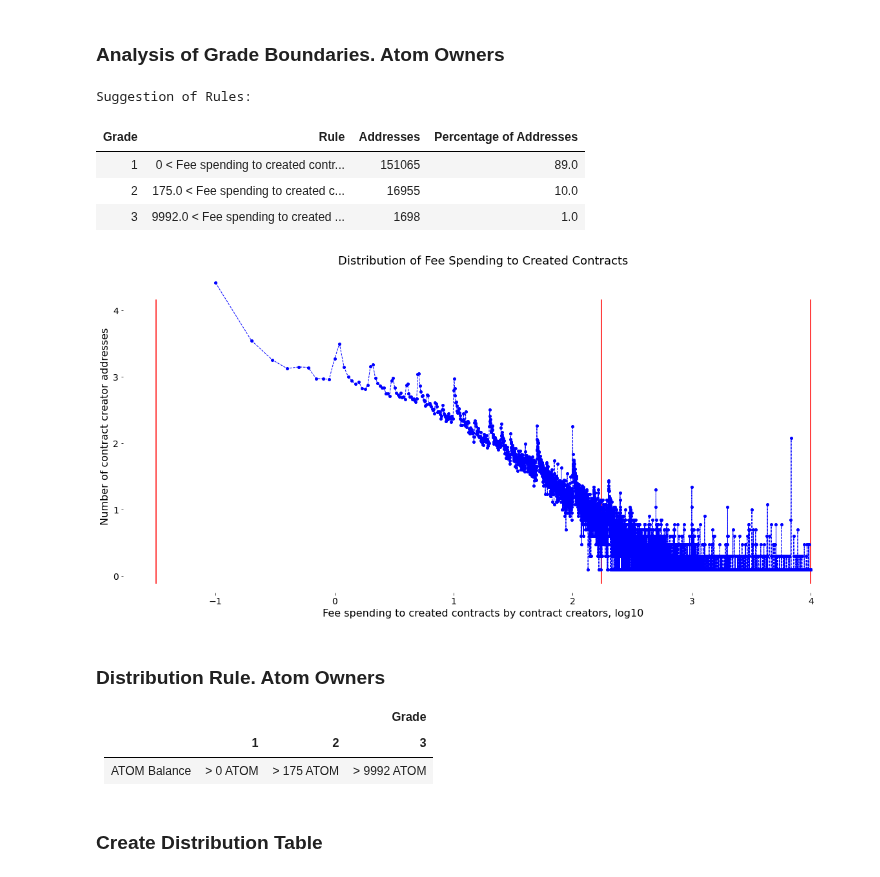
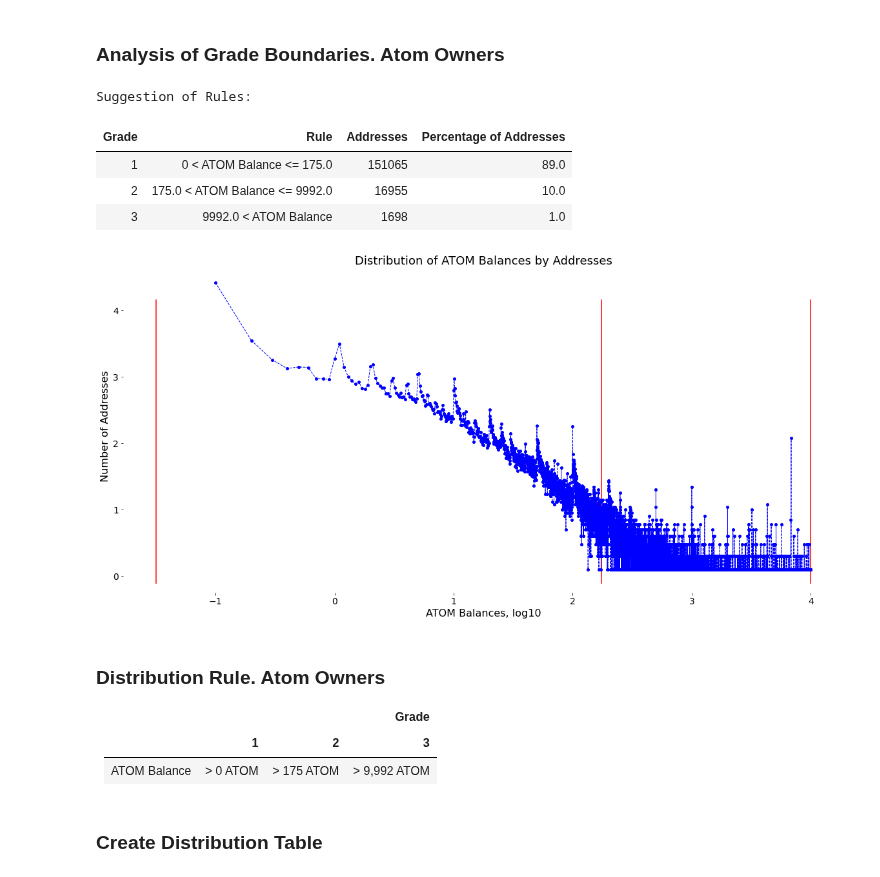
Before and after one commit to Snedashkovsky/cybergift, a Jupyter notebook: astronauts__atom_analysis.ipynb, the cells around one changed output. Cells and saved outputs as stored; diff of their text form; code cells hidden in the pictures.

Commit message:
Add delegated ATOM to the ATOM balances: - update `astronauts__atom_analysis.ipynb` - update `final_distribution.ipynb` - update `README.md`

```diff
--- a/astronauts__atom_analysis.ipynb
+++ b/astronauts__atom_analysis.ipynb
@@ -50,25 +58,25 @@ balances_agg_df = balances_df.groupby('balance_atom_rounded')['address'].agg([('
 # %%
 atom_owners_boundary =\
     grade_boundaries_analysis(
         distribution_df=balances_agg_df,
         value_column='balance_atom_rounded',
         address_column='number_of_addresses',
-        address_chart_label='Number of contract creator addresses',
-        value_chart_label='Fee spending to created contracts by contract creators, log10',
-        value_name='Fee spending to created contracts',
+        address_chart_label='Number of Addresses',
+        value_chart_label='ATOM Balances, log10',
+        value_name='ATOM Balance',
         value_transform_func=lambda x: log10(x) if x > 0 else -1.5,
-        chart_title='Distribution of Fee Spending to Created Contracts',
+        chart_title='Distribution of ATOM Balances by Addresses',
         max_show_value=10000,
         initial_boundary=0,
         level_line_shift=0,
         boundary_round=0)
 # %% [output]
 Suggestion of Rules:
 | Grade | Rule | Addresses | Percentage of Addresses |
-| 1 | 0 < Fee spending to created contr... | 151065 | 89.0 |
-| 2 | 175.0 < Fee spending to created c... | 16955 | 10.0 |
-| 3 | 9992.0 < Fee spending to created ... | 1698 | 1.0 |
+| 1 | 0 < ATOM Balance <= 175.0 | 151065 | 89.0 |
+| 2 | 175.0 < ATOM Balance <= 9992.0 | 16955 | 10.0 |
+| 3 | 9992.0 < ATOM Balance | 1698 | 1.0 |
-[figure, old version]
+[figure, new version]
 # %% [markdown]
 ### Distribution Rule. Atom Owners
 
@@ -89,7 +97,7 @@ Suggestion of Rules:
             <td style="text-align: left"> ATOM Balance </td>
             <td> > 0 ATOM </td>
             <td> > 175 ATOM </td>
-            <td> > 9992 ATOM </td>
+            <td> > 9,992 ATOM </td>
         </tr>
     </tbody>
 </table>
```
Also changed, not shown: parts of 2 cells of this notebook, 2 other files.
